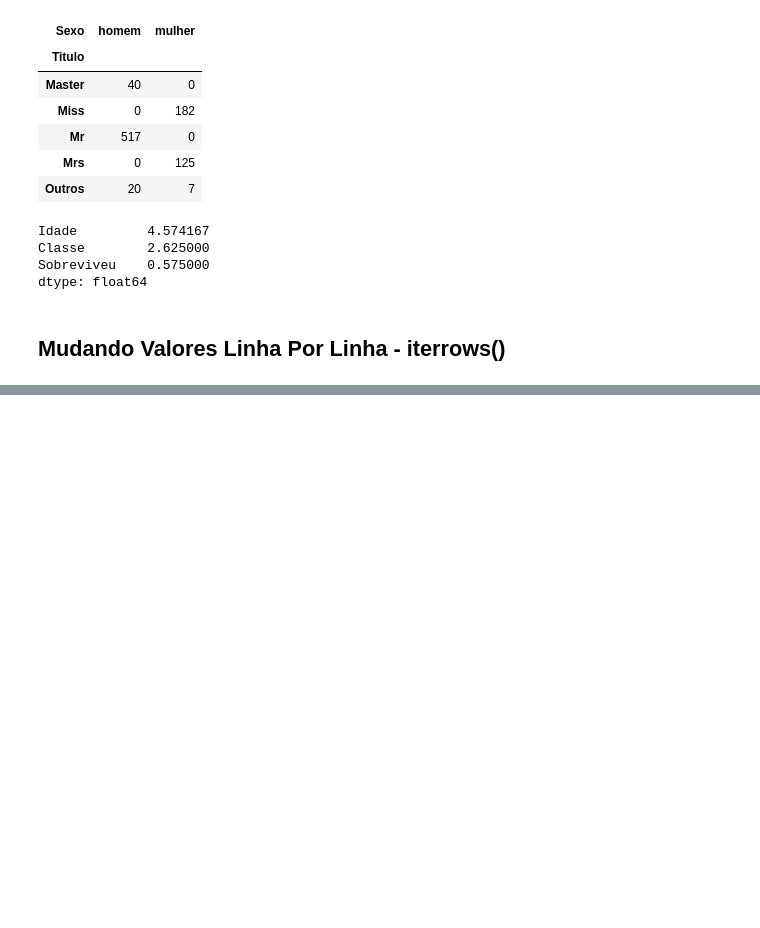
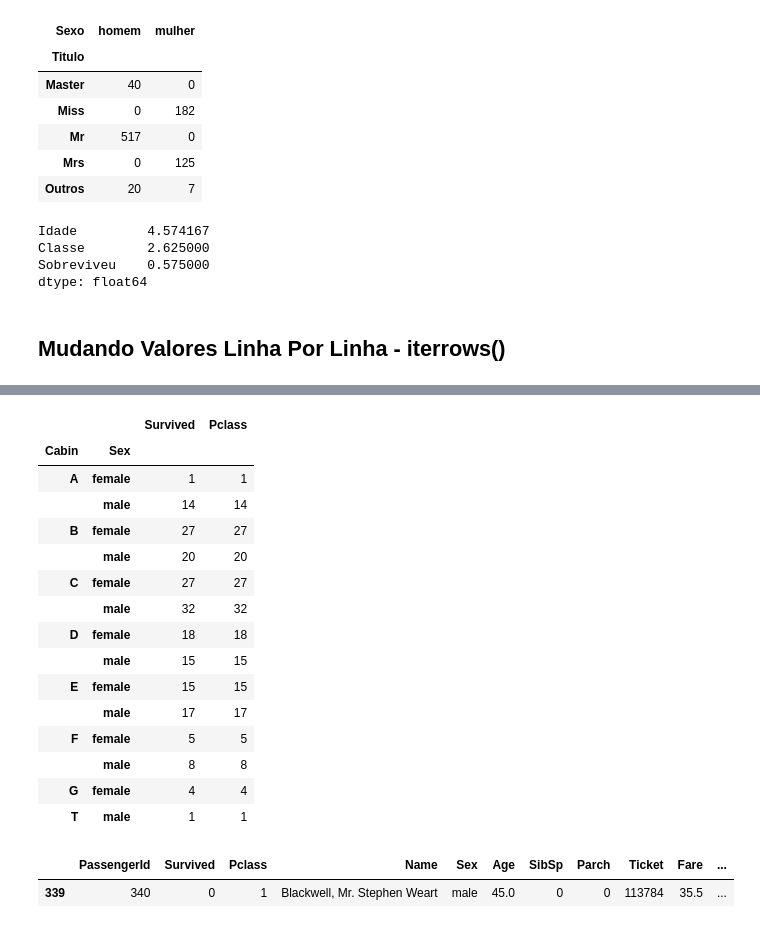
Before and after one commit to lucasabrantes1/studySpace, a Jupyter notebook: Udemy/DataScienceeMachineLearningcomEstatísticaePython/04 - Pandas/Pandas - Vazio.ipynb, the cells around one changed output, grey strips where cells are left out. Saved outputs shown, nothing was run; the diff lists cells and outputs as text; code cells hidden in the pictures; blank space fills up the shorter version.

Commit message:
iterrows - Iterando Linha por LInha

```diff
--- a/Udemy/DataScienceeMachineLearningcomEstatísticaePython/04 - Pandas/Pandas - Vazio.ipynb
+++ b/Udemy/DataScienceeMachineLearningcomEstatísticaePython/04 - Pandas/Pandas - Vazio.ipynb
@@ -761,0 +756,28 @@ Name: Cabin, Length: 891, dtype: object
+# %%
+for idx, _ in cabine[['Cabin']].dropna().iterrows():
+    cabine_individual = cabine['Cabin'].at[idx]
+    cabine['Cabin'].at[idx] = cabine_individual[0]
+# %%
+cabine[['Cabin','Survived','Sex', 'Pclass']].dropna().groupby(['Cabin','Sex']).count()
+# %% [output]
+|  |  | Survived | Pclass |
+| Cabin | Sex |  |  |
+| A | female | 1 | 1 |
+|  | male | 14 | 14 |
+| B | female | 27 | 27 |
+|  | male | 20 | 20 |
+| C | female | 27 | 27 |
+|  | male | 32 | 32 |
+| D | female | 18 | 18 |
+|  | male | 15 | 15 |
+| E | female | 15 | 15 |
+|  | male | 17 | 17 |
+| F | female | 5 | 5 |
+|  | male | 8 | 8 |
+| G | female | 4 | 4 |
+| T | male | 1 | 1 |
+# %%
+cabine.loc[cabine['Cabin']=='T']
+# %% [output]
+|  | PassengerId | Survived | Pclass | Name | Sex | Age | SibSp | Parch | Ticket | Fare | ... |
+| 339 | 340 | 0 | 1 | Blackwell, Mr. Stephen Weart | male | 45.0 | 0 | 0 | 113784 | 35.5 | ... |
```
Also changed, not shown: parts of 1 cell of this notebook.
